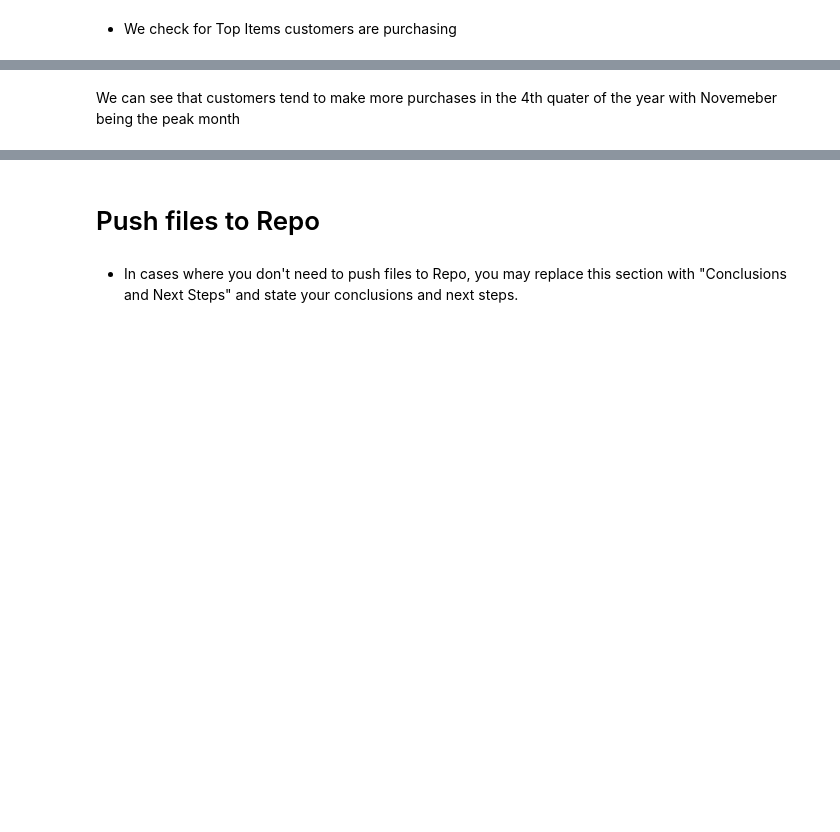
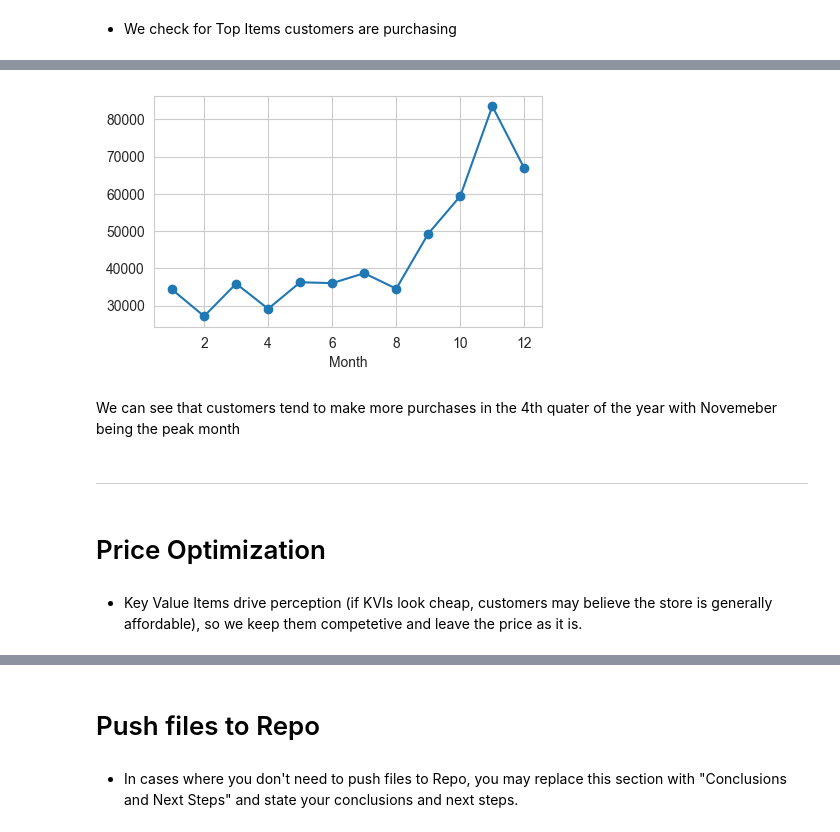
Before and after one commit to jeffozzy/retail_transaction_analysis, a Jupyter notebook: jupyter_notebooks/ETL copy.ipynb, the cells around one changed output, grey strips where cells are left out. Saved outputs shown, nothing was run; the diff lists cells and outputs as text; code cells hidden in the pictures; blank space fills up the shorter version.

```diff
--- a/jupyter_notebooks/ETL copy.ipynb
+++ b/jupyter_notebooks/ETL copy.ipynb
@@ -261,3 +278,15 @@ Month
 Name: count, dtype: int64
+# %%
+# line chart of monthly purchases
+plt.figure(figsize=(5,3))
+plt.show(monthly_purchases.plot(kind='line', marker='o'))
+# %% [output]
+[figure, added]
 # %% [markdown]
 We can see that customers tend to make more purchases in the 4th quater of the year with Novemeber being the peak month
+# %% [markdown]
+---
+# %% [markdown]
+# Price Optimization
+# %% [markdown]
+* Key Value Items drive perception (if KVIs look cheap, customers may believe the store is generally affordable), so we keep them competetive and leave the price as it is.
```
Also changed, not shown: parts of 37 cells of this notebook, 1 other file.
